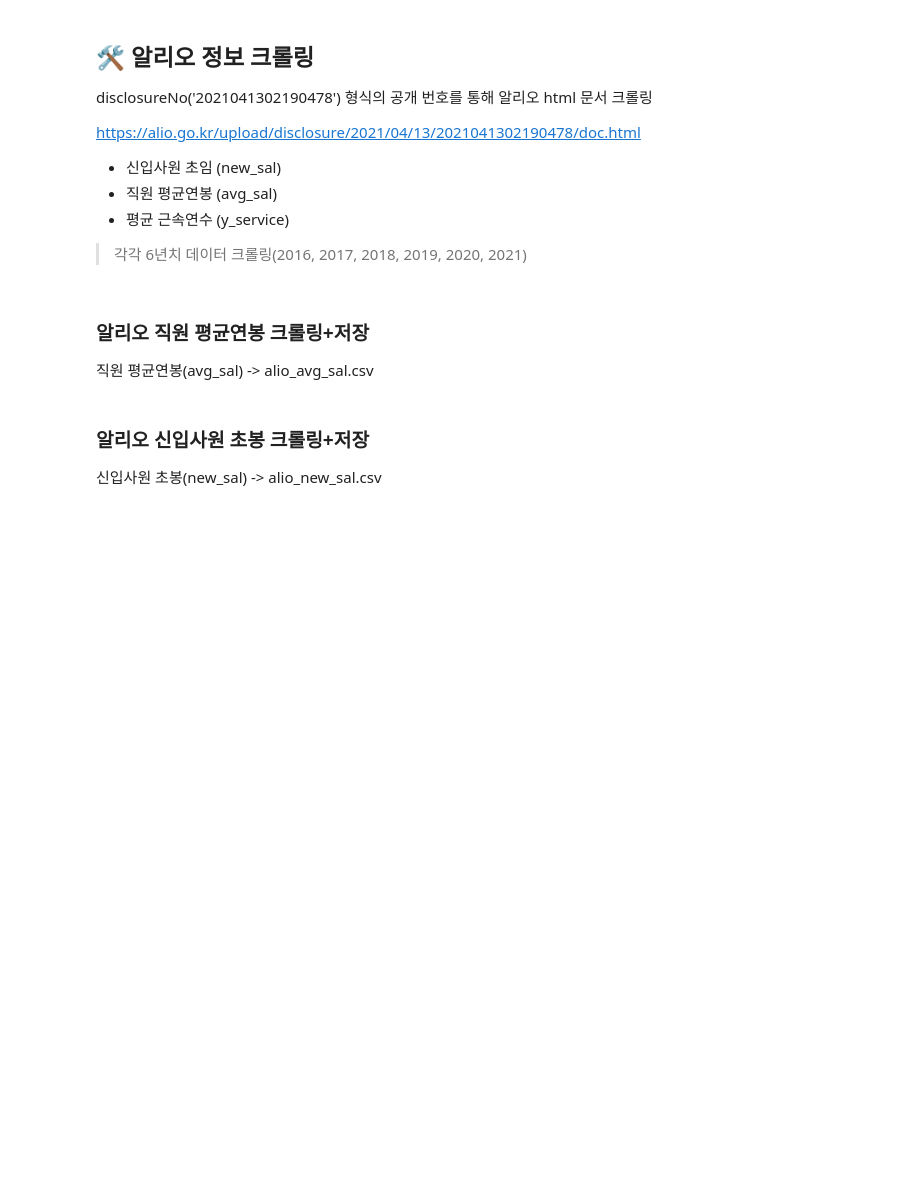
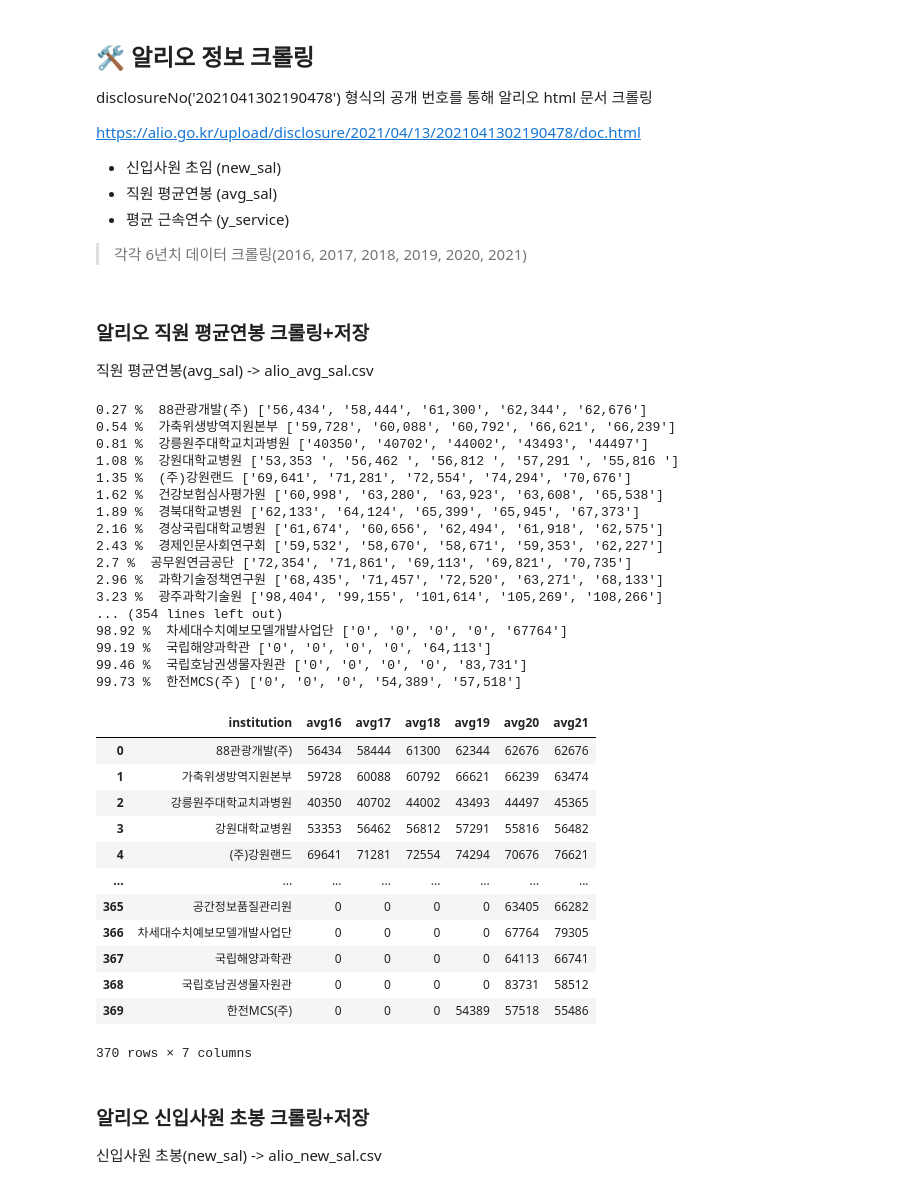
Before and after one commit to tmxkqotnl/project_mini_python_chat_bot, a Jupyter notebook: hitagi/huitaek.ipynb, the cells around one changed output. Drawn from its saved outputs; the diff is of its cells as text; code cells hidden in the pictures; blank space fills up the shorter version.

```diff
--- a/hitagi/huitaek.ipynb
+++ b/hitagi/huitaek.ipynb
@@ -182,24 +199,55 @@ class GetAlioInfo :
 # %%
 avg_sal_dict = {"institution":[], "avg16":[], "avg17":[], "avg18":[], "avg19":[], "avg20":[], "avg21":[]}
 
 i = 1
 for keyword in institution_code['institution']:
     a = GetAlioInfo(keyword)
     templist = a.get_avg_sal()
     avg_sal_dict['institution'].append(keyword)
     avg_sal_dict['avg16'].append(templist[1].strip().replace(',',''))
     avg_sal_dict['avg17'].append(templist[2].strip().replace(',',''))
     avg_sal_dict['avg18'].append(templist[3].strip().replace(',',''))
     avg_sal_dict['avg19'].append(templist[4].strip().replace(',',''))
     avg_sal_dict['avg20'].append(templist[5].strip().replace(',',''))
     avg_sal_dict['avg21'].append(templist[6].strip().replace(',',''))
     percentage = round(i / (len(institution_code['institution'])+1) * 100, 2)
     print(percentage,'% ', keyword, templist[1:6])
     i += 1
 
 df = pd.DataFrame(avg_sal_dict)
-df.to_csv('alio_avg_sal.csv')
+df.to_csv('alio_avg_sal.csv', index=False)
 df
+# %% [output]
+0.27 %  88관광개발(주) ['56,434', '58,444', '61,300', '62,344', '62,676']
+0.54 %  가축위생방역지원본부 ['59,728', '60,088', '60,792', '66,621', '66,239']
+0.81 %  강릉원주대학교치과병원 ['40350', '40702', '44002', '43493', '44497']
+1.08 %  강원대학교병원 ['53,353 ', '56,462 ', '56,812 ', '57,291 ', '55,816 ']
+1.35 %  (주)강원랜드 ['69,641', '71,281', '72,554', '74,294', '70,676']
+1.62 %  건강보험심사평가원 ['60,998', '63,280', '63,923', '63,608', '65,538']
+1.89 %  경북대학교병원 ['62,133', '64,124', '65,399', '65,945', '67,373']
+2.16 %  경상국립대학교병원 ['61,674', '60,656', '62,494', '61,918', '62,575']
+2.43 %  경제인문사회연구회 ['59,532', '58,670', '58,671', '59,353', '62,227']
+2.7 %  공무원연금공단 ['72,354', '71,861', '69,113', '69,821', '70,735']
+2.96 %  과학기술정책연구원 ['68,435', '71,457', '72,520', '63,271', '68,133']
+3.23 %  광주과학기술원 ['98,404', '99,155', '101,614', '105,269', '108,266']
+... (354 lines left out)
+98.92 %  차세대수치예보모델개발사업단 ['0', '0', '0', '0', '67764']
+99.19 %  국립해양과학관 ['0', '0', '0', '0', '64,113']
+99.46 %  국립호남권생물자원관 ['0', '0', '0', '0', '83,731']
+99.73 %  한전MCS(주) ['0', '0', '0', '54,389', '57,518']
+|  | institution | avg16 | avg17 | avg18 | avg19 | avg20 | avg21 |
+| 0 | 88관광개발(주) | 56434 | 58444 | 61300 | 62344 | 62676 | 62676 |
+| 1 | 가축위생방역지원본부 | 59728 | 60088 | 60792 | 66621 | 66239 | 63474 |
+| 2 | 강릉원주대학교치과병원 | 40350 | 40702 | 44002 | 43493 | 44497 | 45365 |
+| 3 | 강원대학교병원 | 53353 | 56462 | 56812 | 57291 | 55816 | 56482 |
+| 4 | (주)강원랜드 | 69641 | 71281 | 72554 | 74294 | 70676 | 76621 |
+| ... | ... | ... | ... | ... | ... | ... | ... |
+| 365 | 공간정보품질관리원 | 0 | 0 | 0 | 0 | 63405 | 66282 |
+| 366 | 차세대수치예보모델개발사업단 | 0 | 0 | 0 | 0 | 67764 | 79305 |
+| 367 | 국립해양과학관 | 0 | 0 | 0 | 0 | 64113 | 66741 |
+| 368 | 국립호남권생물자원관 | 0 | 0 | 0 | 0 | 83731 | 58512 |
+| 369 | 한전MCS(주) | 0 | 0 | 0 | 54389 | 57518 | 55486 |
+370 rows × 7 columns
 # %% [markdown]
 ### 알리오 신입사원 초봉 크롤링+저장
 신입사원 초봉(new_sal) -> alio_new_sal.csv
```
Also changed, not shown: parts of 11 cells of this notebook, 5 other files.
